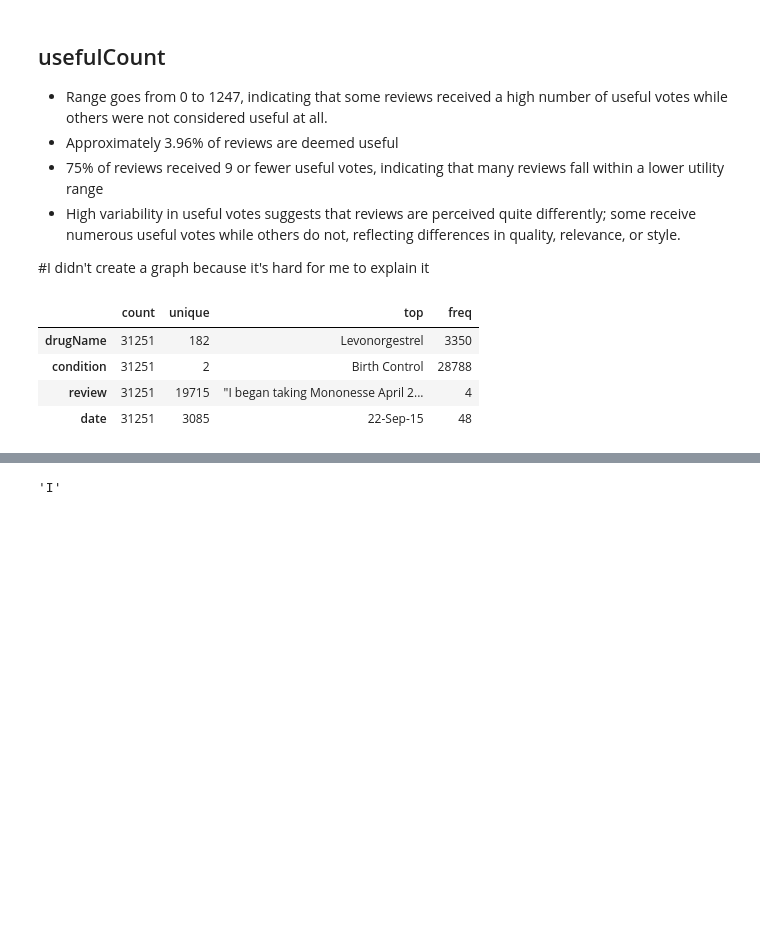
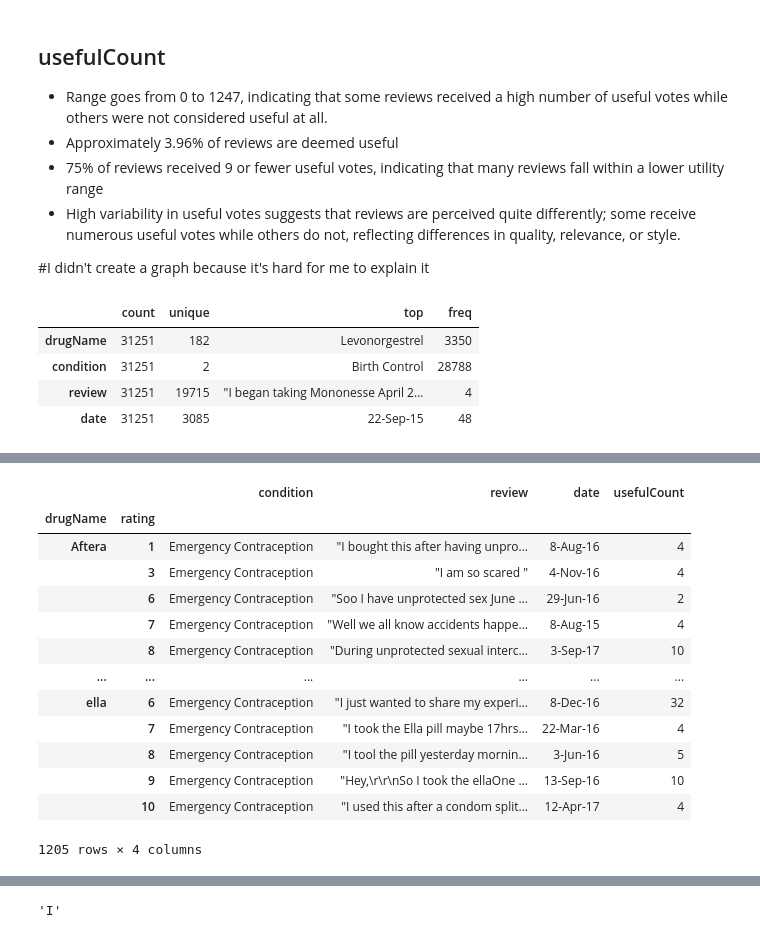
Before and after one commit to celefigs/collaborative_project, a Jupyter notebook: celes_copy.ipynb, the cells around one changed output, grey strips where cells are left out. Cells and saved outputs as stored; diff of their text form; code cells hidden in the pictures; blank space fills up the shorter version.

```diff
--- a/celes_copy.ipynb
+++ b/celes_copy.ipynb
@@ -143,0 +203,17 @@ plot
+# %%
+grupo_drug_rating.first()
+# %% [output]
+|  |  | condition | review | date | usefulCount |
+| drugName | rating |  |  |  |  |
+| Aftera | 1 | Emergency Contraception | "I bought this after having unpro... | 8-Aug-16 | 4 |
+|  | 3 | Emergency Contraception | "I am so scared " | 4-Nov-16 | 4 |
+|  | 6 | Emergency Contraception | "Soo I have unprotected sex June ... | 29-Jun-16 | 2 |
+|  | 7 | Emergency Contraception | "Well we all know accidents happe... | 8-Aug-15 | 4 |
+|  | 8 | Emergency Contraception | "During unprotected sexual interc... | 3-Sep-17 | 10 |
+| ... | ... | ... | ... | ... | ... |
+| ella | 6 | Emergency Contraception | "I just wanted to share my experi... | 8-Dec-16 | 32 |
+|  | 7 | Emergency Contraception | "I took the Ella pill maybe 17hrs... | 22-Mar-16 | 4 |
+|  | 8 | Emergency Contraception | "I tool the pill yesterday mornin... | 3-Jun-16 | 5 |
+|  | 9 | Emergency Contraception | "Hey,\r\r\nSo I took the ellaOne ... | 13-Sep-16 | 10 |
+|  | 10 | Emergency Contraception | "I used this after a condom split... | 12-Apr-17 | 4 |
+1205 rows × 4 columns
```
Also changed, not shown: parts of 11 cells of this notebook.
